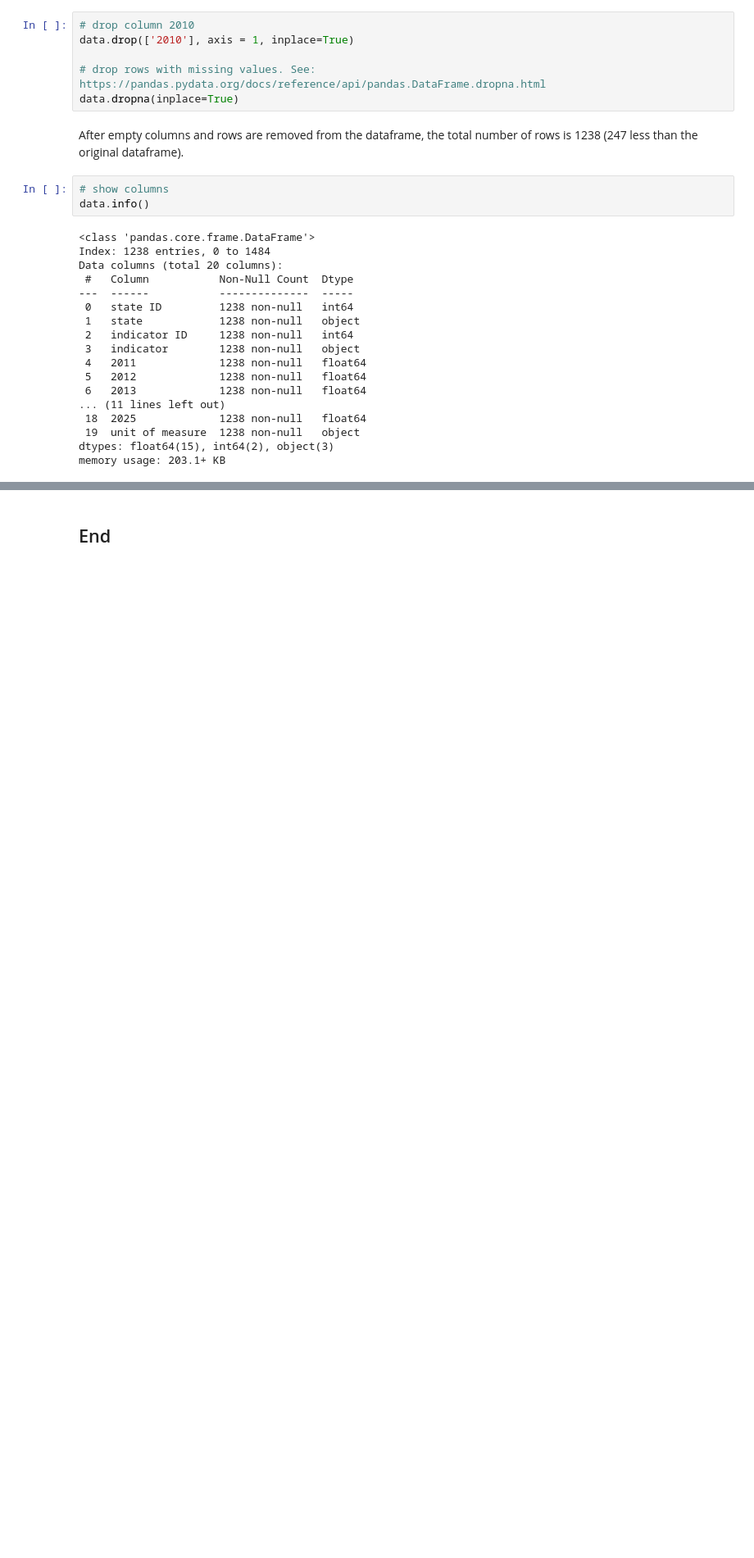
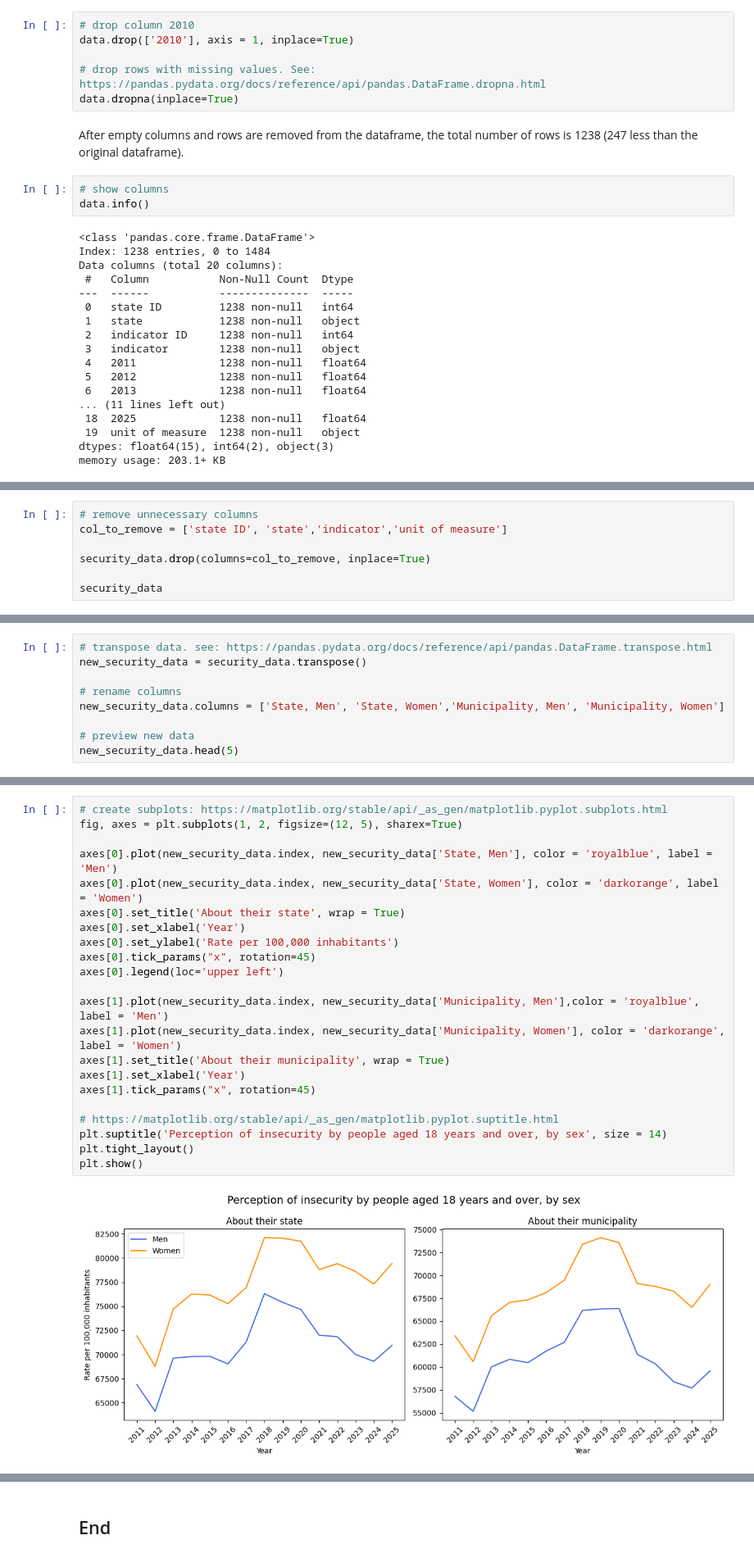
Before and after one commit to irenecelebrin/programming-for-data-analytics, a Jupyter notebook: project/project.ipynb, the cells around one changed output, grey strips where cells are left out. Shown at 82% size. Saved outputs shown, nothing was run; the diff lists cells and outputs as text; blank space fills up the shorter version.

```diff
--- a/project/project.ipynb
+++ b/project/project.ipynb
@@ -432,0 +403,7 @@ plt.show()
+# %%
+# remove unnecessary columns
+col_to_remove = ['state ID', 'state','indicator','unit of measure']
+
+security_data.drop(columns=col_to_remove, inplace=True)
+
+security_data
@@ -432,0 +419,9 @@ plt.show()
+# %%
+# transpose data. see: https://pandas.pydata.org/docs/reference/api/pandas.DataFrame.transpose.html
+new_security_data = security_data.transpose()
+
+# rename columns
+new_security_data.columns = ['State, Men', 'State, Women','Municipality, Men', 'Municipality, Women']
+
+# preview new data
+new_security_data.head(5)
@@ -432,0 +443,24 @@ plt.show()
+# %%
+# create subplots: https://matplotlib.org/stable/api/_as_gen/matplotlib.pyplot.subplots.html
+fig, axes = plt.subplots(1, 2, figsize=(12, 5), sharex=True)
+
+axes[0].plot(new_security_data.index, new_security_data['State, Men'], color = 'royalblue', label = 'Men')
+axes[0].plot(new_security_data.index, new_security_data['State, Women'], color = 'darkorange', label = 'Women')
+axes[0].set_title('About their state', wrap = True)
+axes[0].set_xlabel('Year')
+axes[0].set_ylabel('Rate per 100,000 inhabitants')
+axes[0].tick_params("x", rotation=45)
+axes[0].legend(loc='upper left')
+
+axes[1].plot(new_security_data.index, new_security_data['Municipality, Men'],color = 'royalblue', label = 'Men')
+axes[1].plot(new_security_data.index, new_security_data['Municipality, Women'], color = 'darkorange', label = 'Women')
+axes[1].set_title('About their municipality', wrap = True)
+axes[1].set_xlabel('Year')
+axes[1].tick_params("x", rotation=45)
+
+# https://matplotlib.org/stable/api/_as_gen/matplotlib.pyplot.suptitle.html
+plt.suptitle('Perception of insecurity by people aged 18 years and over, by sex', size = 14)
+plt.tight_layout()
+plt.show()
+# %% [output]
+[figure, added]
```
Also changed, not shown: parts of 21 cells of this notebook.
